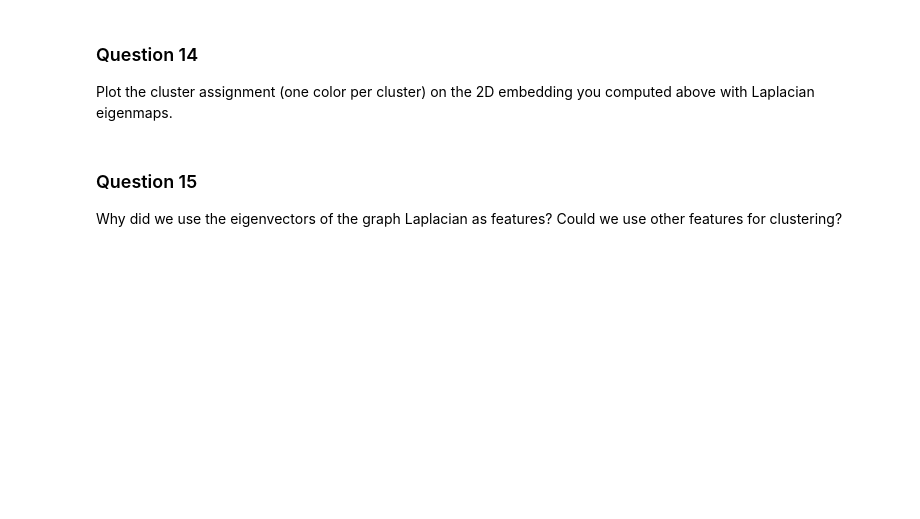
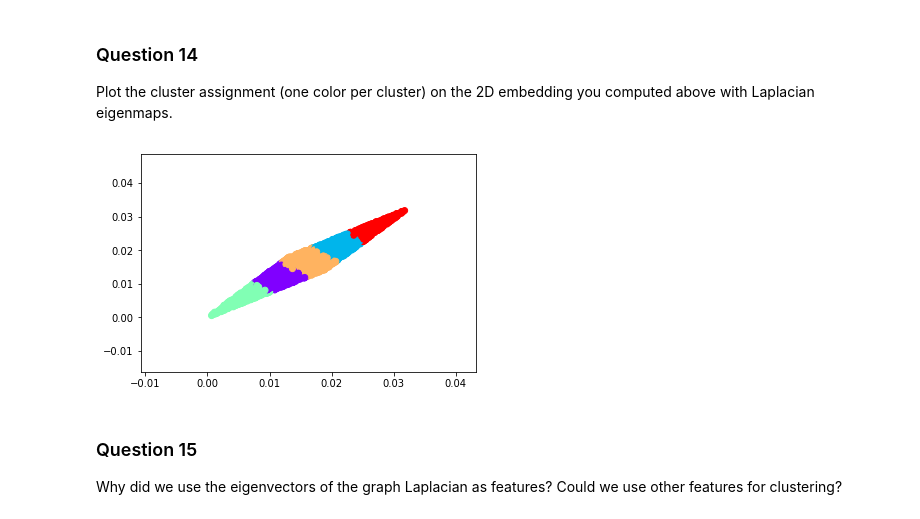
Before and after one commit to AmauV/NTDS, a Jupyter notebook: 3_spectral_graph_theory.ipynb, the cells around one changed output. Cells and saved outputs as stored; diff of their text form; code cells hidden in the pictures; blank space fills up the shorter version.

```diff
--- a/3_spectral_graph_theory.ipynb
+++ b/3_spectral_graph_theory.ipynb
@@ -337,3 +349,8 @@ Plot the cluster assignment (one color per cluster) on the 2D embedding you comp
+# %%
+plt.scatter(Y[:,0],Y[:,1], c=kmeans.labels_, cmap='rainbow')
+plt.show()
+# %% [output]
+[figure, added]
 # %% [markdown]
 ### Question 15
 
```
Also changed, not shown: parts of 14 cells of this notebook.
